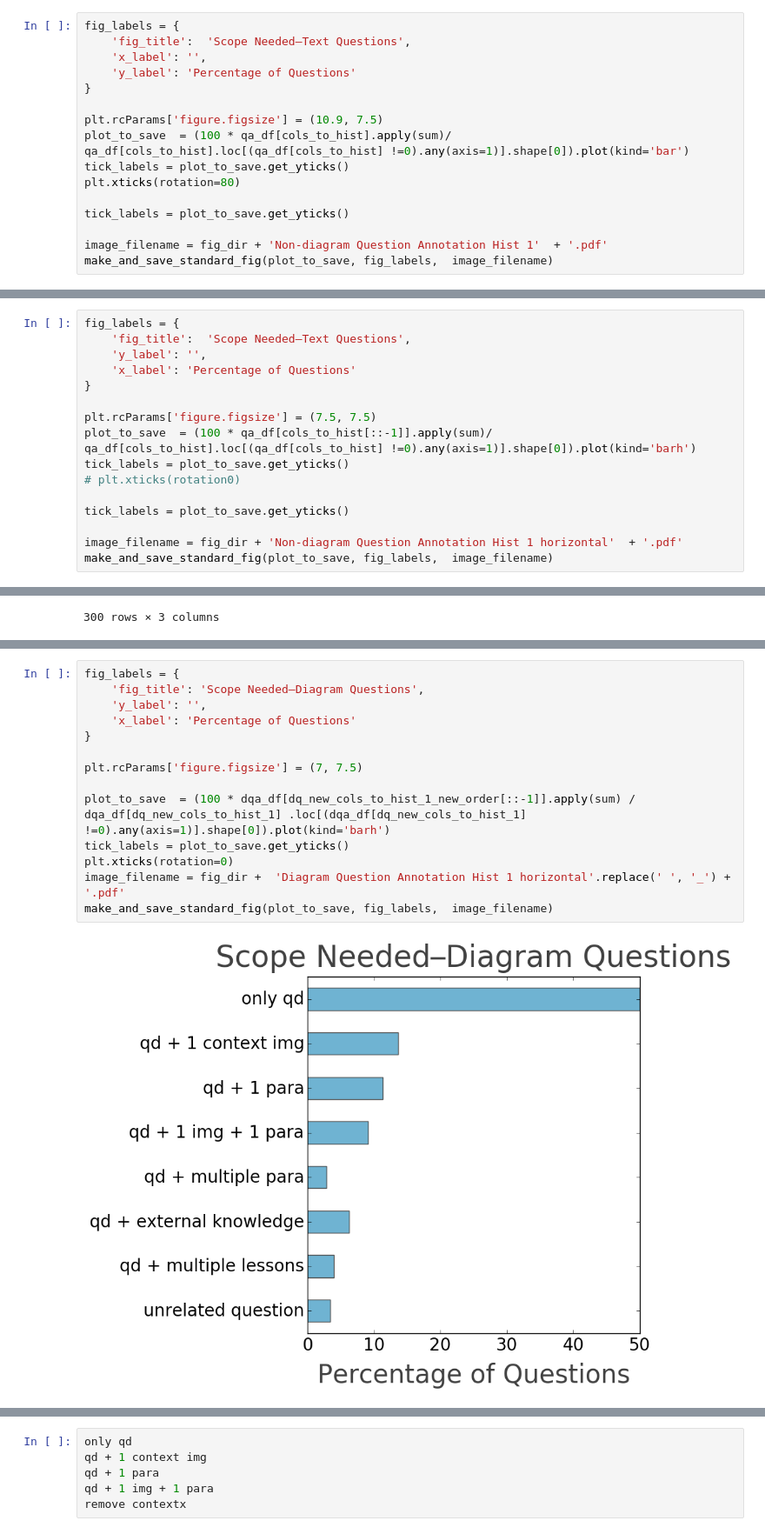
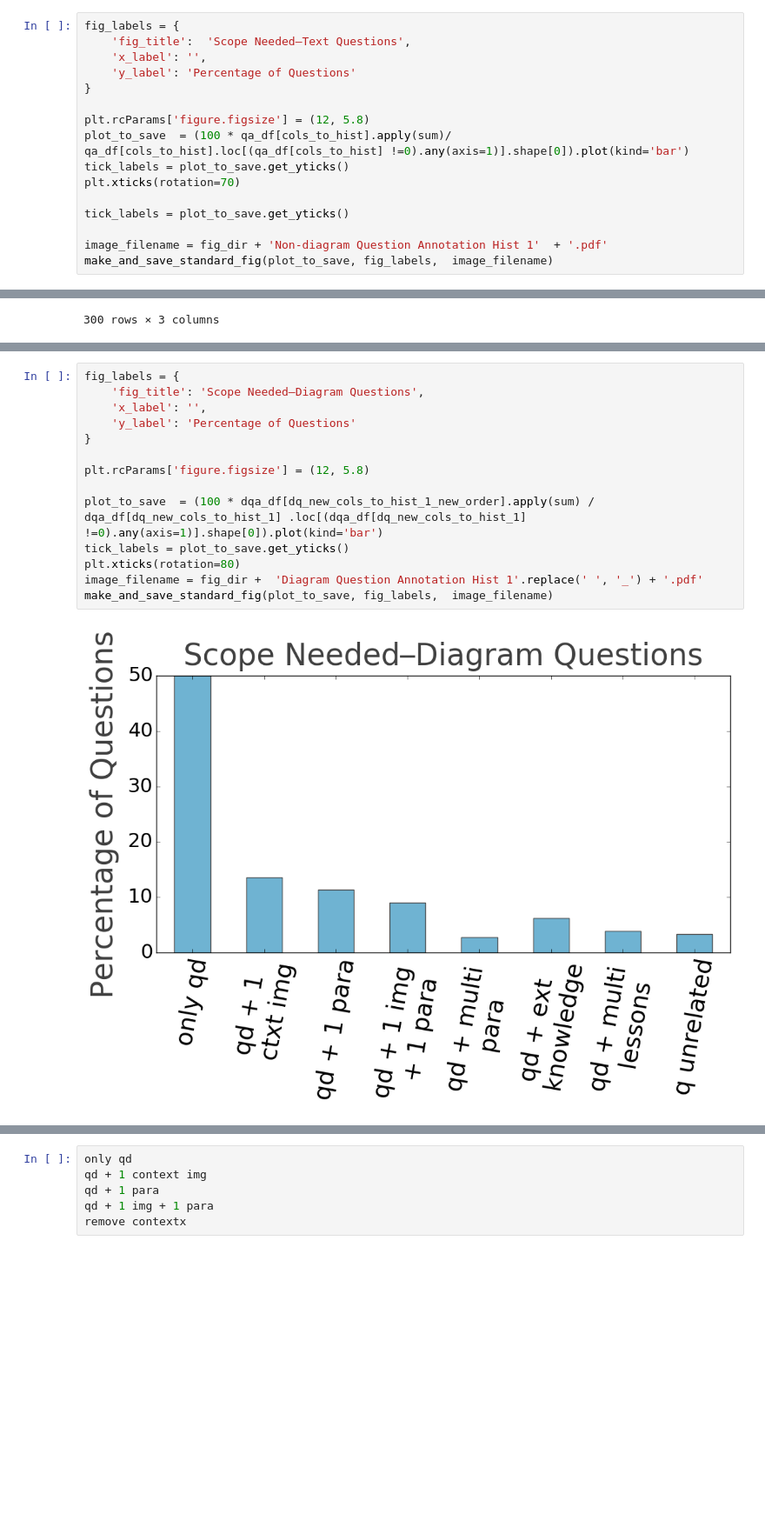
Before and after one commit to drschwenk/stb_notebooks, a Jupyter notebook: night_generate_figs.ipynb, the cells around one changed output, grey strips where cells are left out. Shown at 87% size. Cells and saved outputs as stored; diff of their text form; blank space fills up the shorter version.

```diff
--- a/night_generate_figs.ipynb
+++ b/night_generate_figs.ipynb
@@ -1025,10 +982,10 @@ fig_labels = {
     'y_label': 'Percentage of Questions'
 }
 
-plt.rcParams['figure.figsize'] = (10.9, 7.5)
+plt.rcParams['figure.figsize'] = (12, 5.8)
 plot_to_save  = (100 * qa_df[cols_to_hist].apply(sum)/ qa_df[cols_to_hist].loc[(qa_df[cols_to_hist] !=0).any(axis=1)].shape[0]).plot(kind='bar')
 tick_labels = plot_to_save.get_yticks()
-plt.xticks(rotation=80)
+plt.xticks(rotation=70)
 
 tick_labels = plot_to_save.get_yticks()
 
@@ -1039,16 +995,0 @@ make_and_save_standard_fig(plot_to_save, fig_labels,  image_filename)
-# %%
-fig_labels = {
-    'fig_title':  'Scope Needed–Text Questions',
-    'y_label': '',
-    'x_label': 'Percentage of Questions'
-}
-
-plt.rcParams['figure.figsize'] = (7.5, 7.5)
-plot_to_save  = (100 * qa_df[cols_to_hist[::-1]].apply(sum)/ qa_df[cols_to_hist].loc[(qa_df[cols_to_hist] !=0).any(axis=1)].shape[0]).plot(kind='barh')
-tick_labels = plot_to_save.get_yticks()
-# plt.xticks(rotation0)
-
-tick_labels = plot_to_save.get_yticks()
-
-image_filename = fig_dir + 'Non-diagram Question Annotation Hist 1 horizontal'  + '.pdf'
-make_and_save_standard_fig(plot_to_save, fig_labels,  image_filename)
@@ -1125,16 +1034,16 @@ sum(dqa_df['only question diagram (qd)'] == 1)
 # %%
 fig_labels = {
     'fig_title': 'Scope Needed–Diagram Questions',
-    'y_label': '',
-    'x_label': 'Percentage of Questions'
+    'x_label': '',
+    'y_label': 'Percentage of Questions'
 }
 
-plt.rcParams['figure.figsize'] = (7, 7.5)
+plt.rcParams['figure.figsize'] = (12, 5.8)
 
-plot_to_save  = (100 * dqa_df[dq_new_cols_to_hist_1_new_order[::-1]].apply(sum) / dqa_df[dq_new_cols_to_hist_1] .loc[(dqa_df[dq_new_cols_to_hist_1] !=0).any(axis=1)].shape[0]).plot(kind='barh')
+plot_to_save  = (100 * dqa_df[dq_new_cols_to_hist_1_new_order].apply(sum) / dqa_df[dq_new_cols_to_hist_1] .loc[(dqa_df[dq_new_cols_to_hist_1] !=0).any(axis=1)].shape[0]).plot(kind='bar')
 tick_labels = plot_to_save.get_yticks()
-plt.xticks(rotation=0)
-image_filename = fig_dir +  'Diagram Question Annotation Hist 1 horizontal'.replace(' ', '_') + '.pdf'
+plt.xticks(rotation=80)
+image_filename = fig_dir +  'Diagram Question Annotation Hist 1'.replace(' ', '_') + '.pdf'
 make_and_save_standard_fig(plot_to_save, fig_labels,  image_filename)
 # %% [output]
-[figure, old version]
+[figure, new version]
```
Also changed, not shown: parts of 27 cells of this notebook, 11 other files.
